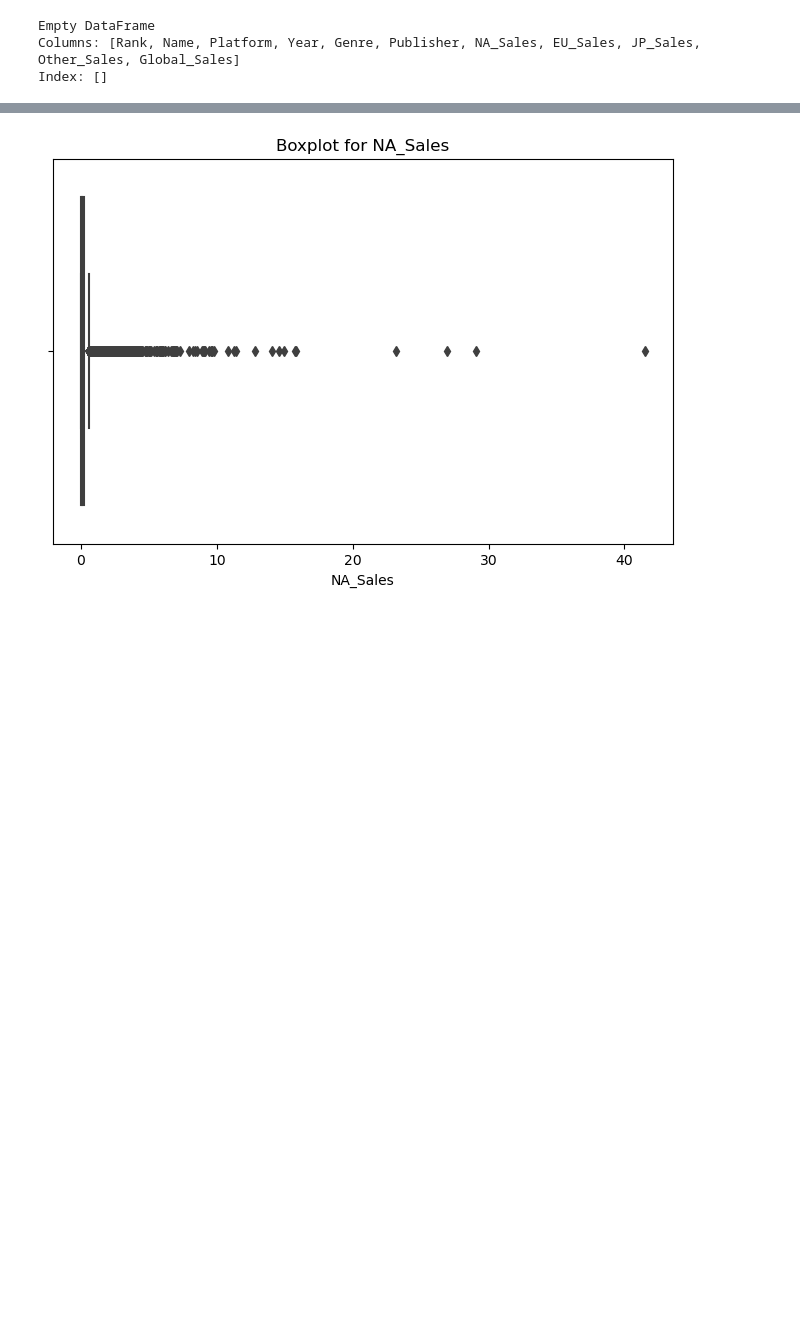
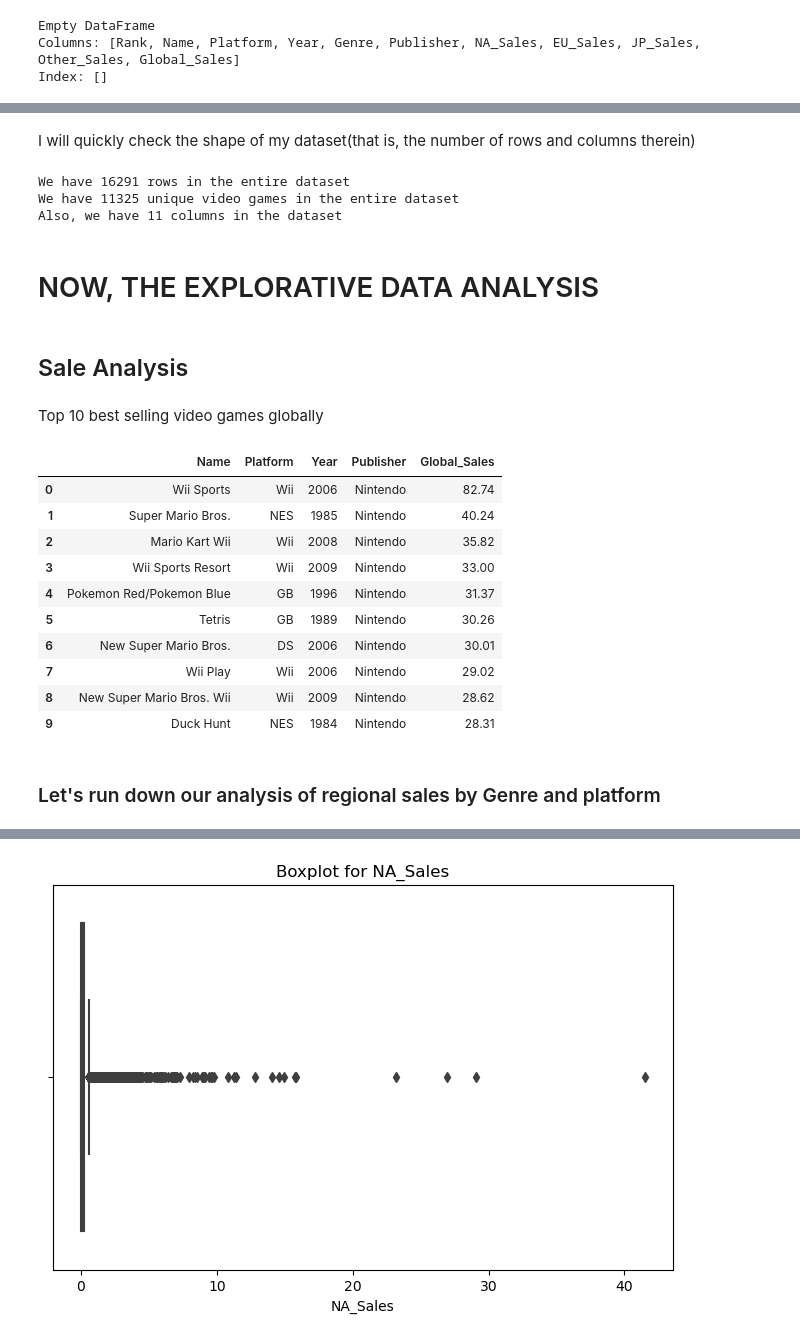
Before and after one commit to Elixir-sir/TASK-INTERN-CAREER, a Jupyter notebook: Vg_Sales_Analysis_notebook.ipynb, the cells around one changed output, grey strips where cells are left out. Drawn from its saved outputs; the diff is of its cells as text; code cells hidden in the pictures; blank space fills up the shorter version.

Commit message:
sales analysis

```diff
--- a/Vg_Sales_Analysis_notebook.ipynb
+++ b/Vg_Sales_Analysis_notebook.ipynb
@@ -48,6 +61,8 @@ dtype: int64
 # %% [markdown]
 From the above result, it is obvious we have 271 rows with missing values in the year column and 58 row of missing values in the publisher column.
 Since, I have limited information about the background of the dataset, i can not flash fill, so i will just drop the rows with missing values.
+# %%
+vg_sales = vg_sales.dropna(subset=['Year', 'Publisher'])
 # %% [markdown]
 Let me check for duplicates
 # %%
@@ -77,0 +75,34 @@ max    16600.000000   2020.000000  ...     10.570000     82.740000
+# %% [markdown]
+I will quickly check the shape of my dataset(that is, the number of rows and columns therein)
+# %%
+print('We have', vg_sales.shape[0], 'rows in the entire dataset')
+print('We have', vg_sales['Name'].nunique(),
+      'unique video games in the entire dataset')
+print('Also, we have', vg_sales.shape[1], 'columns in the dataset')
+# %% [output]
+We have 16291 rows in the entire dataset
+We have 11325 unique video games in the entire dataset
+Also, we have 11 columns in the dataset
+# %% [markdown]
+# NOW, THE EXPLORATIVE DATA ANALYSIS
+# %% [markdown]
+## Sale Analysis
+# %% [markdown]
+Top 10 best selling video games globally
+# %%
+vg_sales[['Name', 'Platform', 'Year', 'Publisher',
+      'Global_Sales']].head(10).sort_values(by='Global_Sales', ascending=False)
+# %% [output]
+|  | Name | Platform | Year | Publisher | Global_Sales |
+| 0 | Wii Sports | Wii | 2006 | Nintendo | 82.74 |
+| 1 | Super Mario Bros. | NES | 1985 | Nintendo | 40.24 |
+| 2 | Mario Kart Wii | Wii | 2008 | Nintendo | 35.82 |
+| 3 | Wii Sports Resort | Wii | 2009 | Nintendo | 33.00 |
+| 4 | Pokemon Red/Pokemon Blue | GB | 1996 | Nintendo | 31.37 |
+| 5 | Tetris | GB | 1989 | Nintendo | 30.26 |
+| 6 | New Super Mario Bros. | DS | 2006 | Nintendo | 30.01 |
+| 7 | Wii Play | Wii | 2006 | Nintendo | 29.02 |
+| 8 | New Super Mario Bros. Wii | Wii | 2009 | Nintendo | 28.62 |
+| 9 | Duck Hunt | NES | 1984 | Nintendo | 28.31 |
+# %% [markdown]
+### Let's run down our analysis of regional sales by Genre and platform
```
Also changed, not shown: parts of 10 cells of this notebook.
